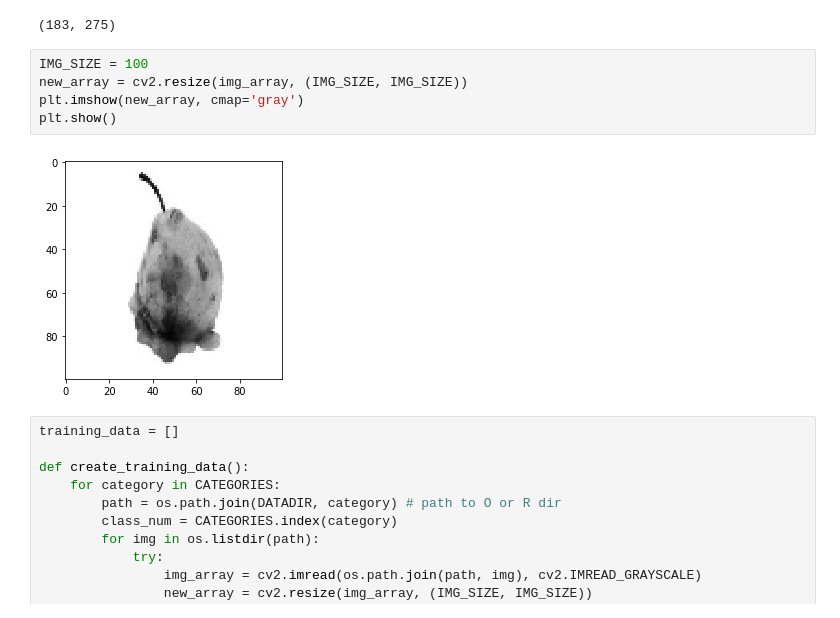
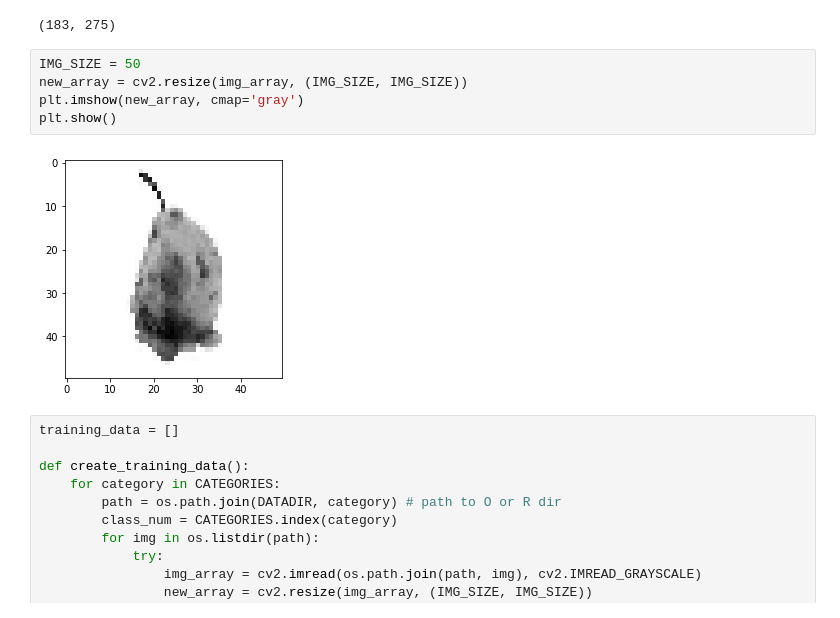
Before and after one commit to vybhavpai/Waste-Classification-App, a Jupyter notebook: Model/my_model.ipynb, the cells around one changed output. Drawn from its saved outputs; the diff is of its cells as text.

```diff
--- a/Model/my_model.ipynb
+++ b/Model/my_model.ipynb
@@ -70,12 +70,12 @@ print(img_array.shape)
 # %% [output]
 (183, 275)
 # %%
-IMG_SIZE = 100
+IMG_SIZE = 50
 new_array = cv2.resize(img_array, (IMG_SIZE, IMG_SIZE))
 plt.imshow(new_array, cmap='gray')
 plt.show()
 # %% [output]
-[figure, old version]
+[figure, new version]
 # %%
 training_data = []
 
```
Also changed, not shown: parts of 4 cells of this notebook, 1 other file.
